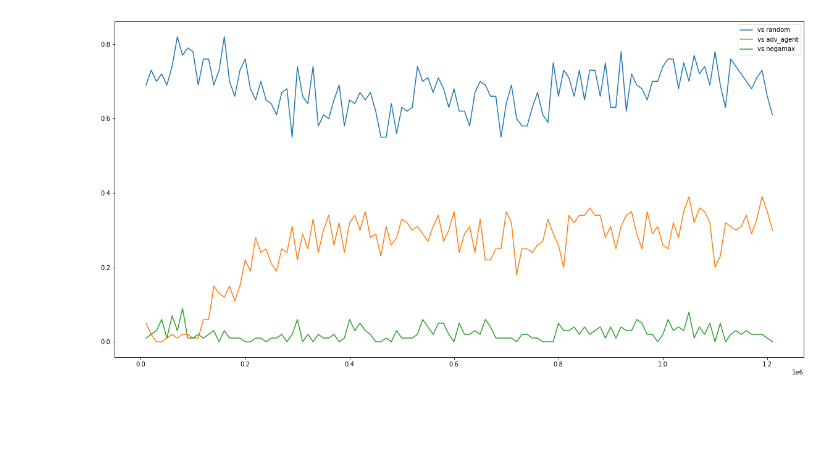
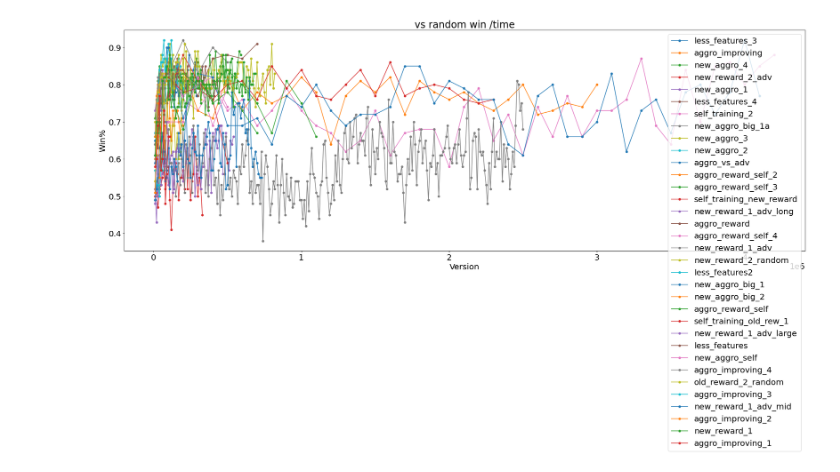
Before and after one commit to obiSerra/connect_x_ml, a Jupyter notebook: model_benchmark.ipynb, the cells around one changed output. Saved outputs shown, nothing was run; the diff lists cells and outputs as text; code cells hidden in the pictures; blank space fills up the shorter version.

```diff
--- a/model_benchmark.ipynb
+++ b/model_benchmark.ipynb
@@ -55,0 +86,22 @@ db_by_score.head()
+# %%
+#filtered_df=df[(df.score < 40) & (df.C_3 > 450)]
+
+def plot_agent_vs(df, vs):
+    fig, ax = plt.subplots(figsize=(30, 10))
+    df_ppo = df.sort_values(['model', 'version'], ascending=[True, True])
+
+
+    marker = {
+        "marker":"o",
+        "markersize":5
+    }
+
+    for model in pd.unique(df['model']):
+        models = df_ppo[df_ppo['model']==model]
+        ax.plot(models['version'], models[vs], label=model, **marker)
+
+    ax.legend()
+    plt.title(f'{vs} /time')
+    plt.xlabel('Version')
+    plt.ylabel('Win%')
+    plt.show()
@@ -56,13 +112,31 @@ db_by_score.head()
+# %%
+plot_agent_vs(df, "vs random win")
+# %% [output]
+[figure, added]
 # %%
-fig, ax = plt.subplots(figsize=(20, 10))
-df_ppo = df.sort_values(by=['version'])
+def plot_agent_over_time(model_name):
+    fig, ax = plt.subplots(figsize=(30, 15))
+    df_ppo = df[df['model']==model_name].sort_values(by=['version'])
 
-ax.plot(df['version'], df['vs random win'], label="vs random")
-ax.plot(df['version'], df['vs adv_agent win'], label="vs adv_agent")
-ax.plot(df['version'], df['vs negamax win'], label="vs negamax")
+    marker = {
+        "marker":"o",
+        "markersize":10
+    }
 
-ax.legend()
 
-plt.show()
+    plt.hlines(y=0.8, xmin=0, xmax=df_ppo['version'].max(), colors='green', linestyles='-', lw=1, label='switch to adv')
+    plt.hlines(y=0.5, xmin=0, xmax=df_ppo['version'].max(), colors='tomato', linestyles='-', lw=1, label='switch to random')
+
+    ax.plot(df_ppo['version'], df_ppo['vs random win'], label="vs random", **marker)
+    ax.plot(df_ppo['version'], df_ppo['vs adv_agent win'], label="vs adv_agent", **marker)
+    ax.plot(df_ppo['version'], df_ppo['vs negamax win'], label="vs negamax", **marker)
+
+
+    ax.legend()
+    plt.title(f'{model_name} win over time')
+    plt.xlabel('Version')
+    plt.ylabel('Win%')
+
+    ax.legend()
+
+    plt.show()
-# %% [output]
-[figure, removed]
```
Also changed, not shown: parts of 12 cells of this notebook, 2 other files.
